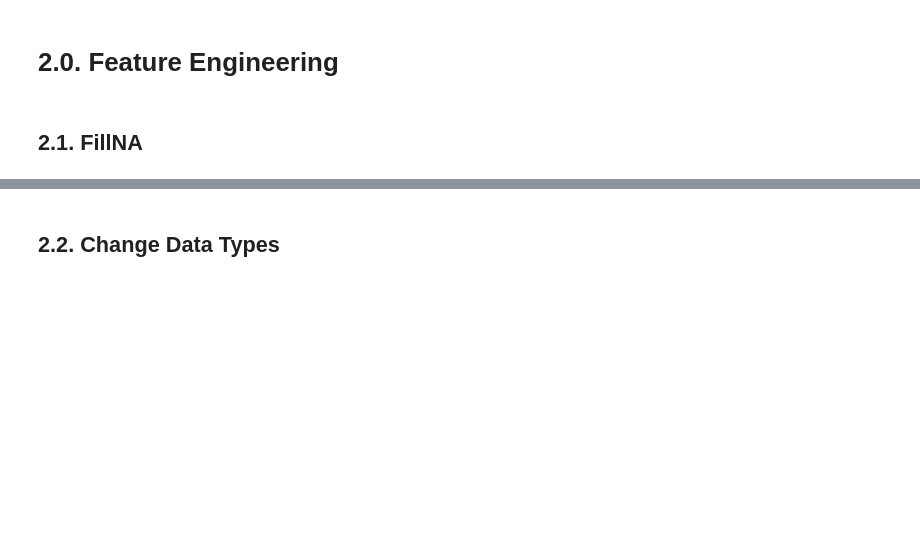
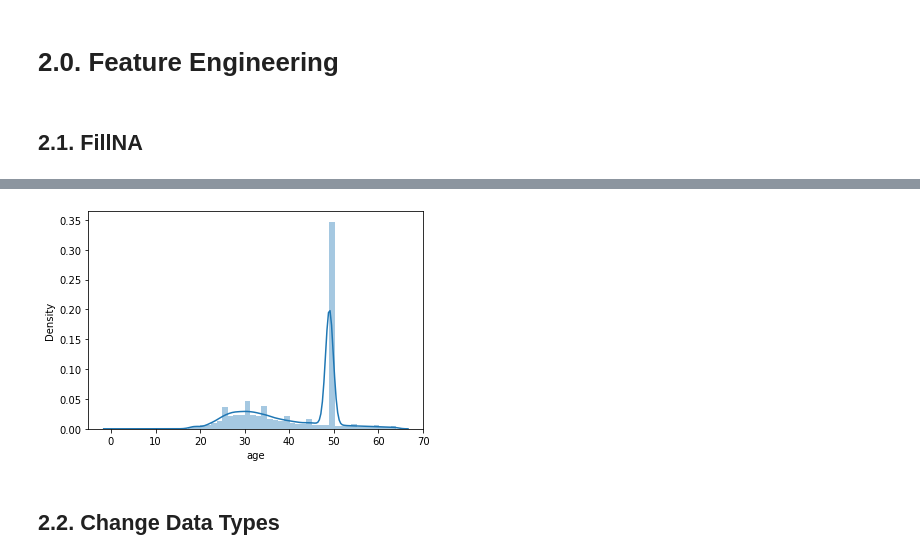
Before and after one commit to Marcoslsl/airbnb_prediction, a Jupyter notebook: AirBnB_Prediction.ipynb, the cells around one changed output, grey strips where cells are left out. Saved outputs shown, nothing was run; the diff lists cells and outputs as text; code cells hidden in the pictures; blank space fills up the shorter version.

```diff
--- a/AirBnB_Prediction.ipynb
+++ b/AirBnB_Prediction.ipynb
@@ -161,3 +259,7 @@ df2 = df2.dropna()
+# %%
+sns.distplot( df2[df2['age'] < 65]['age'] );
+# %% [output]
+[figure, added]
 # %% [markdown]
 ## 2.2. Change Data Types
 # %%
```
Also changed, not shown: parts of 23 cells of this notebook.
